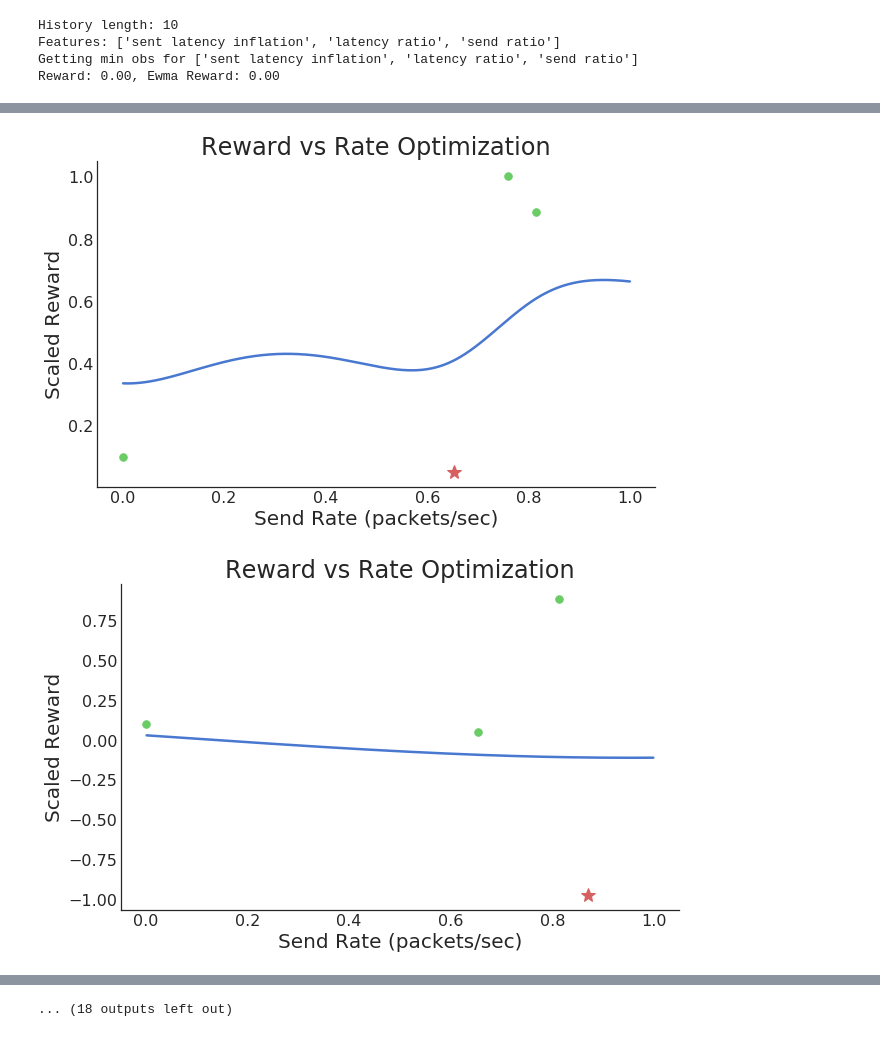
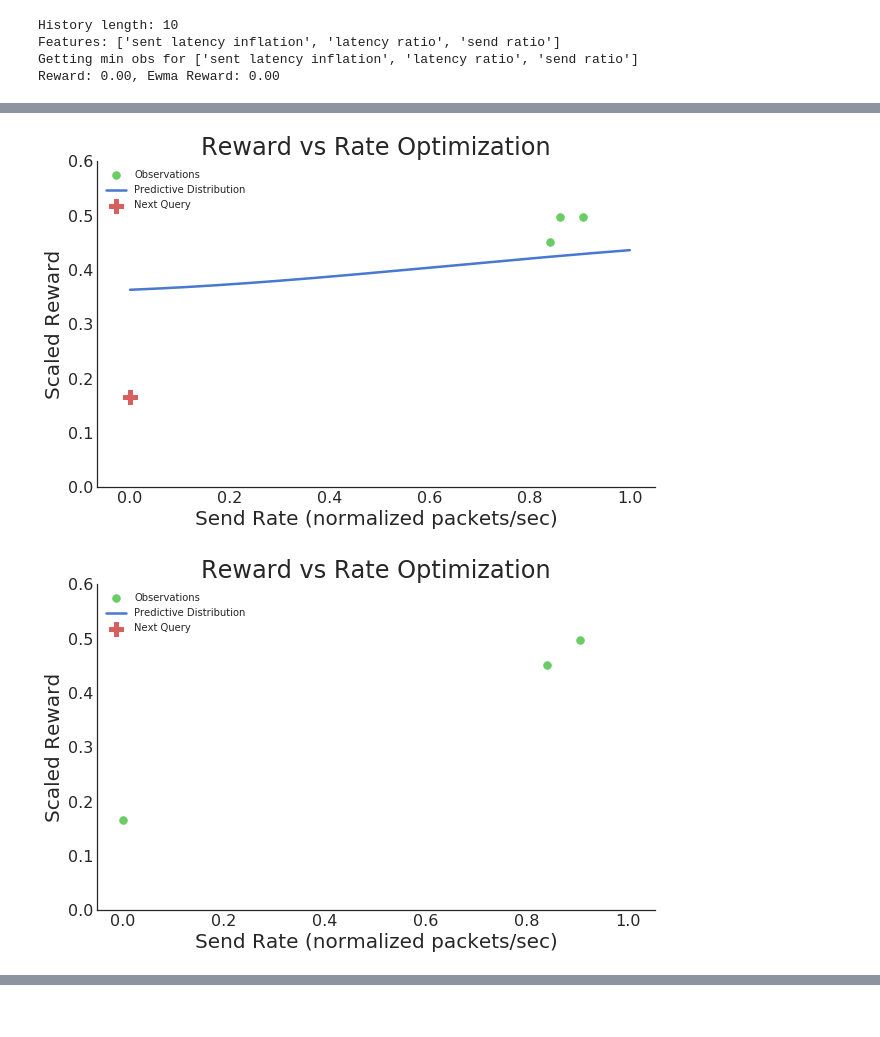
Before and after one commit to g-benton/PCC-RL, a Jupyter notebook: Notebooks/plots_for_midpoint_presentation.ipynb, the cells around one changed output, grey strips where cells are left out. Drawn from its saved outputs; the diff is of its cells as text; code cells hidden in the pictures.

```diff
--- a/Notebooks/plots_for_midpoint_presentation.ipynb
+++ b/Notebooks/plots_for_midpoint_presentation.ipynb
@@ -437,10 +440,11 @@ Reward: 0.00, Ewma Reward: 0.00
 # %%
 max_x = 1000.
 
-bayes_opt = BayesOpt(rate, rwrd, normalize=True, normalize_y=False, max_x=max_x)
+bayes_opt = BayesOpt(rate, rwrd, normalize=True, normalize_y=False, max_x=max_x,
+                    max_jump=400)
 bayes_opt.surrogate_lh.noise.data = torch.tensor([-1.])
 # %%
-rnds = 30
+rnds = 10
 max_obs = 3
 test_points = torch.arange(1, 1000).float().div(max_x)
 
@@ -501,6 +504,6 @@ import seaborn as sns
 # %%
-sns.set_style("white")
-colors = sns.color_palette("muted")
+# sns.set_style("white")
+# colors = sns.color_palette("muted")
 
 label_fs = 20
 title_fs = 24
@@ -509,20 +512,24 @@ leg_fs = 18
 marksize=15
 lwd = 2.5
 
+
 for rnd in range(rnds):
     plt.figure(figsize=(10, 6))
+
     plt.plot(rate_history[rnd, :-1], rwrd_history[rnd, :-1], marker=".", linestyle="None",
             label="Observations", color=colors[1], markersize=marksize)
-    plt.plot(rate_history[rnd, -1], rwrd_history[rnd, -1], marker="*", linestyle="None",
-            label="Next Query", color=colors[2], markersize=marksize)
-    plt.plot(test_points, pred_means[rnd, :], label="Predictive Distribution", color=colors[0],
+
+    plt.plot(test_points, pred_means[rnd, :], label="Predictive Distribution",
             linewidth=lwd)
-#     plt.fill_between(test_points, pred_lower[rnd, :].detach(), pred_upper[rnd, :].detach(), alpha=0.1,
-#                     color=colors[0])
+    plt.scatter(rate_history[rnd, -1], rwrd_history[rnd, -1], marker="P",s=200,
+        label="Next Query", linestyle="None", color=colors[2])
+
     plt.tick_params(labelsize=tick_fs)
     plt.title("Reward vs Rate Optimization", fontsize=title_fs)
-    plt.xlabel("Send Rate (packets/sec)", fontsize=label_fs)
+    plt.xlabel("Send Rate (normalized packets/sec)", fontsize=label_fs)
     plt.ylabel("Scaled Reward", fontsize=label_fs)
+    plt.legend(loc='upper left')
     sns.despine()
+    plt.ylim(0, 0.6)
     plt.show()
 # %% [output]
@@ -532,2 +539,2 @@ for rnd in range(rnds):
-[figure, old version]
+[figure, new version]
-[figure, old version]
+[figure, new version]
@@ -541 +545,0 @@ for rnd in range(rnds):
-... (18 outputs left out)
```
Also changed, not shown: parts of 6 cells of this notebook, 23 other files.
